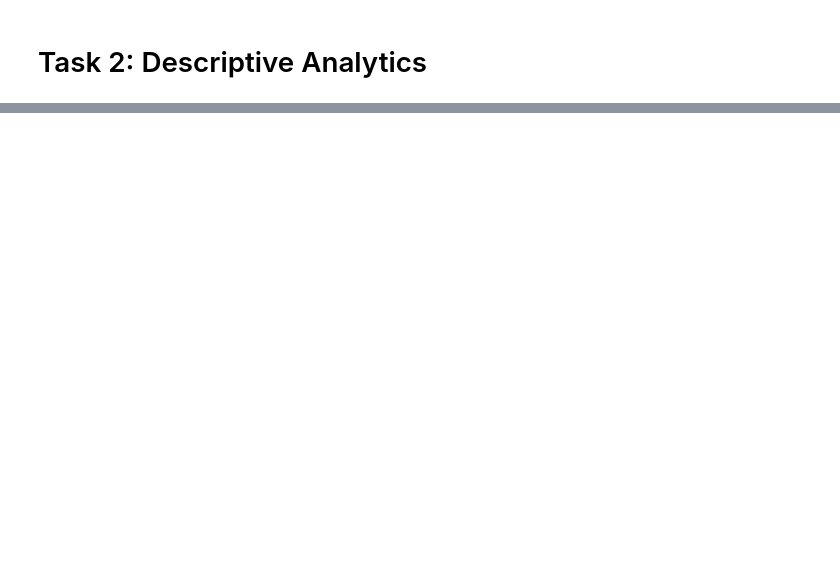
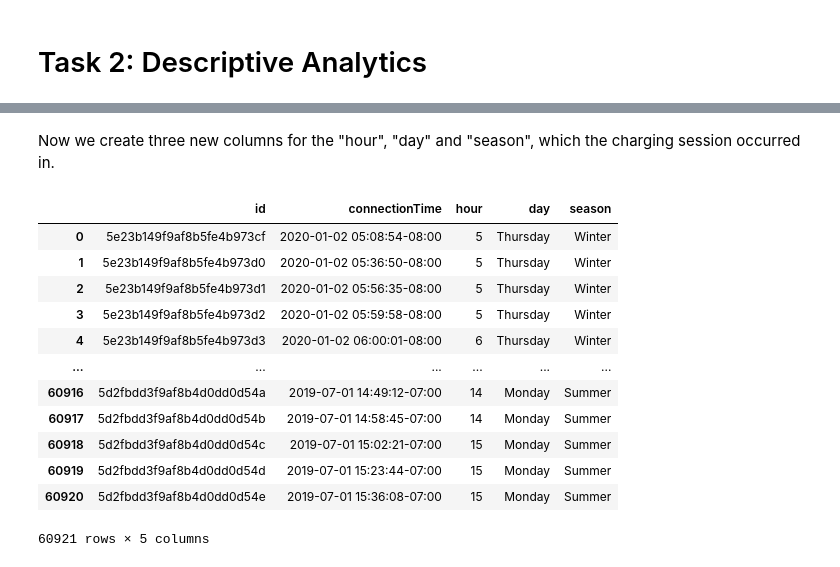
Before and after one commit to linusslange/AnalyticsAndApplications, a Jupyter notebook: 2.a Temporal Patterns and Seasonality.ipynb, the cells around one changed output, grey strips where cells are left out. Saved outputs shown, nothing was run; the diff lists cells and outputs as text; code cells hidden in the pictures; blank space fills up the shorter version.

```diff
--- a/2.a Temporal Patterns and Seasonality.ipynb
+++ b/2.a Temporal Patterns and Seasonality.ipynb
@@ -26,0 +58,54 @@ charging_sessions_preprocessed
+# %% [markdown]
+Now we create three new columns for the "hour", "day" and "season", which the charging session occurred in.
+# %%
+# calulate hour of the day
+df_charging_sessions["hour"] = df_charging_sessions["connectionTime"].dt.hour
+
+# calulate day of the week
+df_charging_sessions["day"] = df_charging_sessions["connectionTime"].dt.day_of_week
+df_charging_sessions["day"] = df_charging_sessions["day"].map(
+    {
+        0: "Monday",
+        1: "Tuesday",
+        2: "Wednesday",
+        3: "Thursday",
+        4: "Friday",
+        5: "Saturday",
+        6: "Sunday",
+    }
+)
+
+# calulate season of the year
+df_charging_sessions["season"] = df_charging_sessions["connectionTime"].dt.month
+df_charging_sessions["season"] = df_charging_sessions["season"].map(
+    {
+        1: "Winter",
+        2: "Winter",
+        3: "Spring",
+        4: "Spring",
+        5: "Spring",
+        6: "Summer",
+        7: "Summer",
+        8: "Summer",
+        9: "Autumn",
+        10: "Autumn",
+        11: "Autumn",
+        12: "Winter",
+    }
+)
+
+df_charging_sessions
+# %% [output]
+|  | id | connectionTime | hour | day | season |
+| 0 | 5e23b149f9af8b5fe4b973cf | 2020-01-02 05:08:54-08:00 | 5 | Thursday | Winter |
+| 1 | 5e23b149f9af8b5fe4b973d0 | 2020-01-02 05:36:50-08:00 | 5 | Thursday | Winter |
+| 2 | 5e23b149f9af8b5fe4b973d1 | 2020-01-02 05:56:35-08:00 | 5 | Thursday | Winter |
+| 3 | 5e23b149f9af8b5fe4b973d2 | 2020-01-02 05:59:58-08:00 | 5 | Thursday | Winter |
+| 4 | 5e23b149f9af8b5fe4b973d3 | 2020-01-02 06:00:01-08:00 | 6 | Thursday | Winter |
+| ... | ... | ... | ... | ... | ... |
+| 60916 | 5d2fbdd3f9af8b4d0dd0d54a | 2019-07-01 14:49:12-07:00 | 14 | Monday | Summer |
+| 60917 | 5d2fbdd3f9af8b4d0dd0d54b | 2019-07-01 14:58:45-07:00 | 14 | Monday | Summer |
+| 60918 | 5d2fbdd3f9af8b4d0dd0d54c | 2019-07-01 15:02:21-07:00 | 15 | Monday | Summer |
+| 60919 | 5d2fbdd3f9af8b4d0dd0d54d | 2019-07-01 15:23:44-07:00 | 15 | Monday | Summer |
+| 60920 | 5d2fbdd3f9af8b4d0dd0d54e | 2019-07-01 15:36:08-07:00 | 15 | Monday | Summer |
+60921 rows × 5 columns
```
Also changed, not shown: parts of 9 cells of this notebook.
